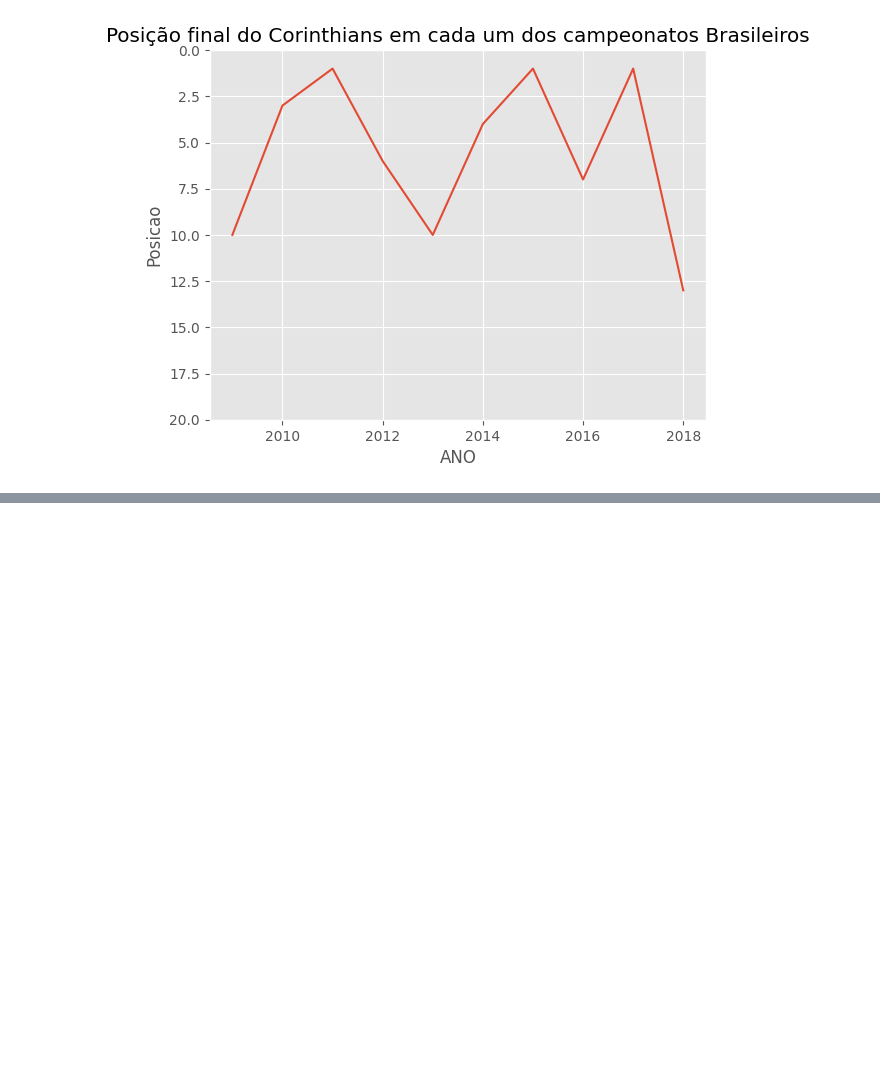
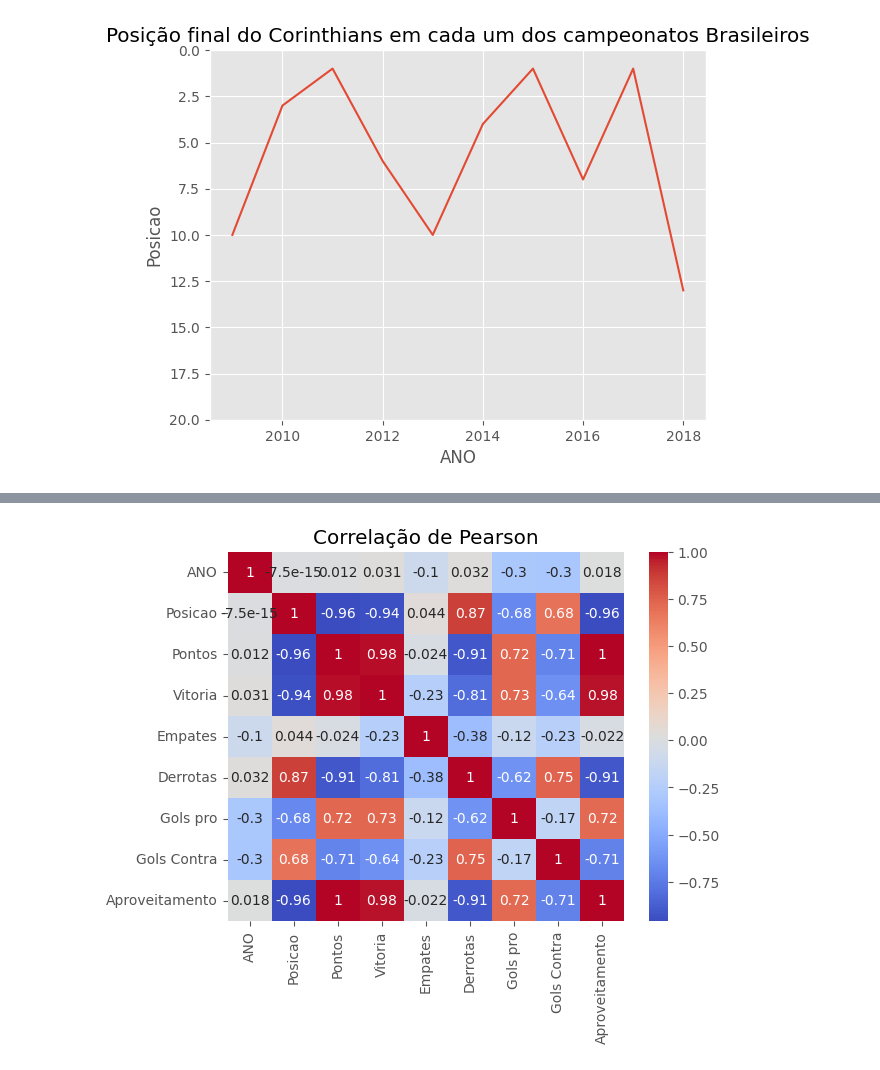
Before and after one commit to pqvinicius/brazilian-league, a Jupyter notebook: brazilian-league.ipynb, the cells around one changed output, grey strips where cells are left out. Drawn from its saved outputs; the diff is of its cells as text; code cells hidden in the pictures; blank space fills up the shorter version.

```diff
--- a/brazilian-league.ipynb
+++ b/brazilian-league.ipynb
@@ -248,0 +359,3 @@ plt.show()
+# %%
+pearson = df.corr(numeric_only=True)
+print(pearson)
@@ -248,0 +380,6 @@ plt.show()
+# %%
+_ = sns.heatmap(pearson, annot=True, cmap='coolwarm')
+_ = plt.title ('Correlação de Pearson')
+plt.show()
+# %% [output]
+[figure, added]
```
Also changed, not shown: parts of 20 cells of this notebook.
